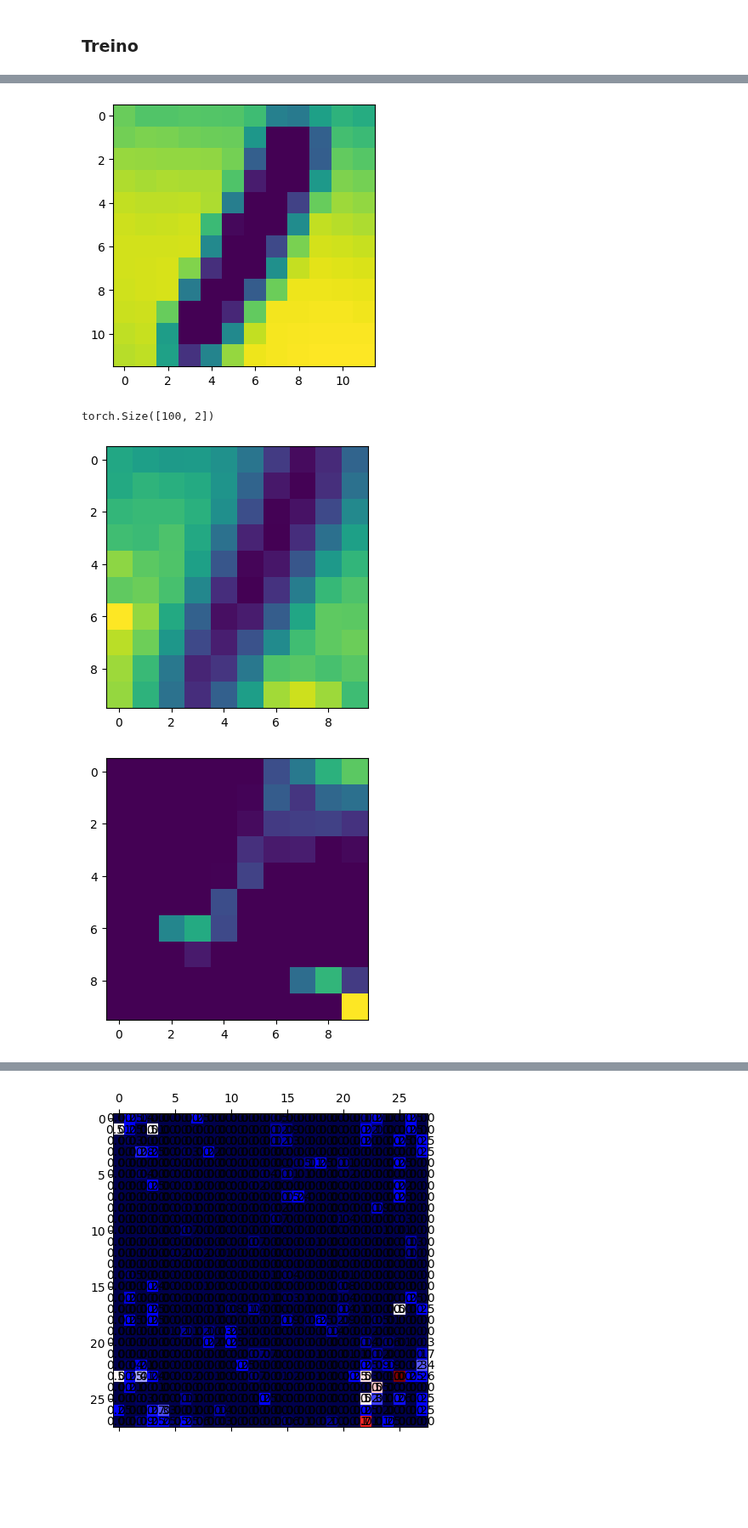
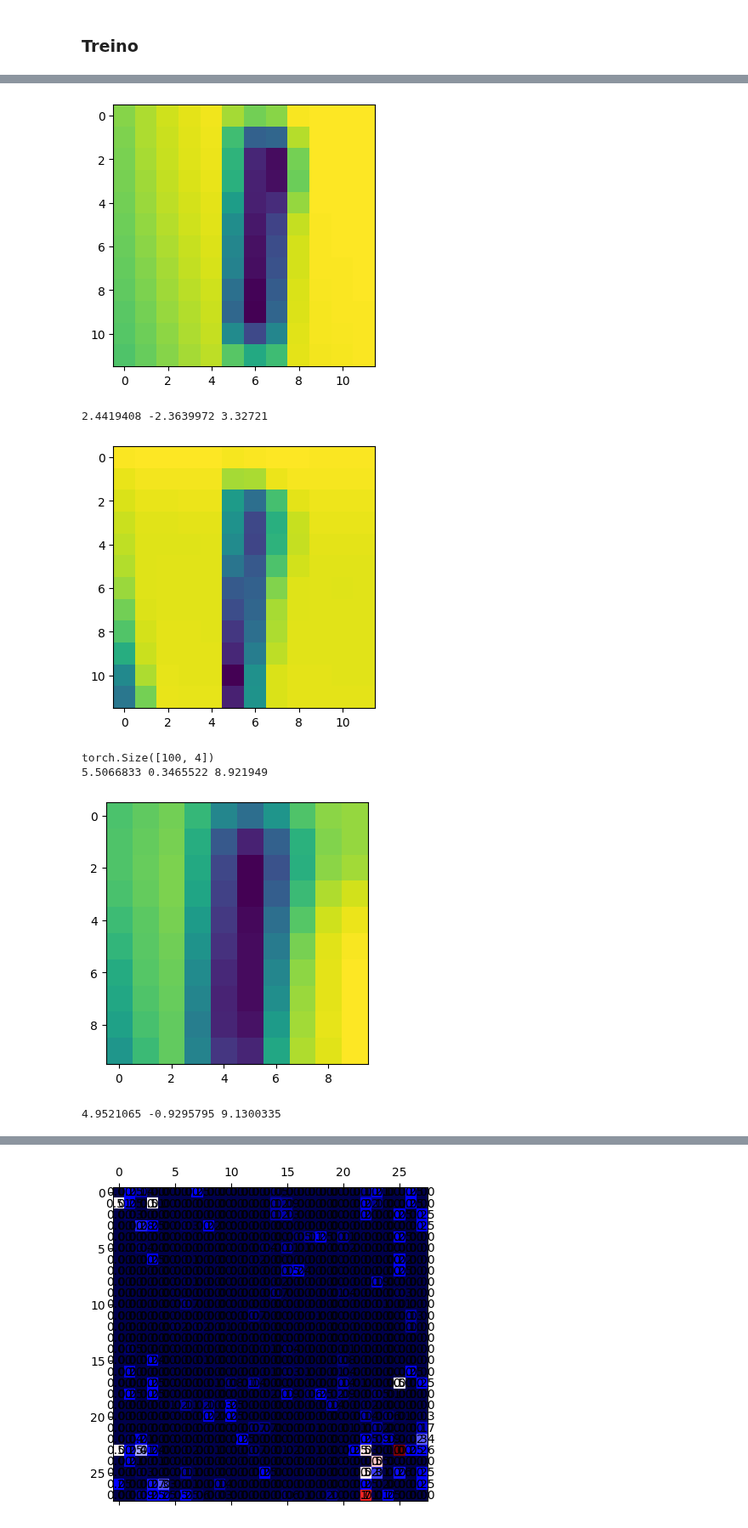
Before and after one commit to Ronnypetson/titanic, a Jupyter notebook: MNIST_Maromba.ipynb, the cells around one changed output, grey strips where cells are left out. Shown at 85% size. Saved outputs shown, nothing was run; the diff lists cells and outputs as text; code cells hidden in the pictures; blank space fills up the shorter version.

```diff
--- a/MNIST_Maromba.ipynb
+++ b/MNIST_Maromba.ipynb
@@ -590,8 +587,8 @@ class MTensor:
     assert d_idx == b.idx.shape[-1]
     aidx = self.idx.reshape(*((-1,) + self.idx.shape[-2:]))
     bidx = b.idx.reshape(*((-1,) + b.idx.shape[-2:]))
-    # kernel = _soft_kernel
-    kernel = _cosine_kernel
+    kernel = _soft_kernel
+    # kernel = _cosine_kernel
     mdot = _gbmd(
         self.data.reshape(-1, self.data.shape[-1]),
         b.data.reshape(-1, b.data.shape[-1]),
@@ -608,6 +605,12 @@ class MTensor:
     #     sim=relu_cosine,
     #     # sim=squared_cosine,
     #     f=vecprod,
+    # )
+    # mdot = _nsbmd(
+    #     self.data.reshape(-1, self.data.shape[-1], 1),
+    #     b.data.reshape(-1, b.data.shape[-1], 1),
+    #     aidx,
+    #     bidx,
     # )
     mdot = mdot.reshape(apre + bpre)
     # New indices
@@ -628,6 +631,7 @@ class MTensor:
     #     # f=vecsum,
     #     f=vecmean,
     # )
+    # midx = _nsbmd(aidx, bidx, aidx, bidx)
     new_shape = apre + bpre + (d_idx,)
     midx = midx.reshape(new_shape)
     #
@@ -809,7 +813,8 @@ class MModule(nn.Module):
           random=False,
           conv=conv,
           filter_size=filter_volume,
-          activation=activate,
+          # activation=activate,
+          activation=False,
       )
       ###
       if conv:
@@ -931,13 +936,13 @@ num_classes = 10
 rows, cols = img_dim, img_dim
 hidden_dim = 1 * img_dim
 clf_dim = (1 + (num_classes - 1) // img_dim) * img_dim
-idx_dim = 3 # rows + cols + hidden_dim + clf_dim # 3
+idx_dim = rows + cols + hidden_dim + clf_dim # 3
 
-# template_x_idx = _cat2d(rows, cols, d=idx_dim)
-template_x_idx = cartesian_idx(rows, cols, d=idx_dim)
+template_x_idx = _cat2d(rows, cols, d=idx_dim)
+# template_x_idx = cartesian_idx(rows, cols, d=idx_dim)
 template_x_idx = template_x_idx.unsqueeze(0).float().to(device)
-# template_y_idx = torch.eye(idx_dim)[-num_classes:]
-template_y_idx = torch.eye(num_classes)[:, -idx_dim:]
+template_y_idx = torch.eye(idx_dim)[-num_classes:]
+# template_y_idx = torch.eye(num_classes)[:, -idx_dim:]
 template_y_idx = template_y_idx.float().unsqueeze(0).to(device)
 
 def prepare_input(x, y, device="cpu"):
@@ -953,15 +958,15 @@ def prepare_input(x, y, device="cpu"):
 # %% [markdown]
 ### Treino
 # %%
-hidden_dim = 40
+hidden_dim = 100
 start_mode = True
 valid_mode = False
 # TODO: Visualize conv layer output
 samples = [
     # in_ch * out_ch * h * w,
-    1 * 1 * 5 * 5,
-    1 * 2 * 3 * 3,
-    # 8 * 16 * 3 * 3,
+    1 * 4 * 5 * 5,
+    4 * 8 * 3 * 3,
+    # 4 * 8 * 3 * 3,
     hidden_dim,
 ]
 sets = [
@@ -1052,11 +1062,12 @@ imgs = [img.data.cpu().detach() for img in model.all_pools]
 # %%
 shapes = [
     (img_dim, img_dim, 1),
-    ((img_dim - 4) // 2, (img_dim - 4) // 2, 1),
-    ((img_dim - 4) // 2 - 2, (img_dim - 4) // 2 - 2, 2),
+    ((img_dim - 4) // 2, (img_dim - 4) // 2, 2),
+    ((img_dim - 4) // 2 - 2, (img_dim - 4) // 2 - 2, 4),
+    ((img_dim - 4) // 2 - 4, (img_dim - 4) // 2 - 4, 8),
 ]
 for idx, img in enumerate(imgs[:len(shapes)]):
-  img = img[3]
+  img = img[2]
   print(img.shape)
   img = img.reshape(*shapes[idx])
   # img = img.permute(0, 2, 1)
@@ -1065,6 +1076,7 @@ for idx, img in enumerate(imgs[:len(shapes)]):
     img_ = img[:, :, ch].numpy()
     # plt.figure(figsize=(4 * shapes[idx][2], 4))
     plt.figure(figsize=(4, 4))
+    print(img_.mean(), img_.min(), img_.max())
     plt.imshow(img_)
     plt.show()
 # %% [output]
@@ -1074,4 +1088,7 @@ torch.Size([144, 1])
-[figure, old version]
+[figure, new version]
-torch.Size([100, 2])
+2.4419408 -2.3639972 3.32721
-[figure, old version]
+[figure, new version]
+torch.Size([100, 4])
+5.5066833 0.3465522 8.921949
-[figure, old version]
+[figure, new version]
+4.9521065 -0.9295795 9.1300335
```
Also changed, not shown: parts of 5 cells of this notebook.
